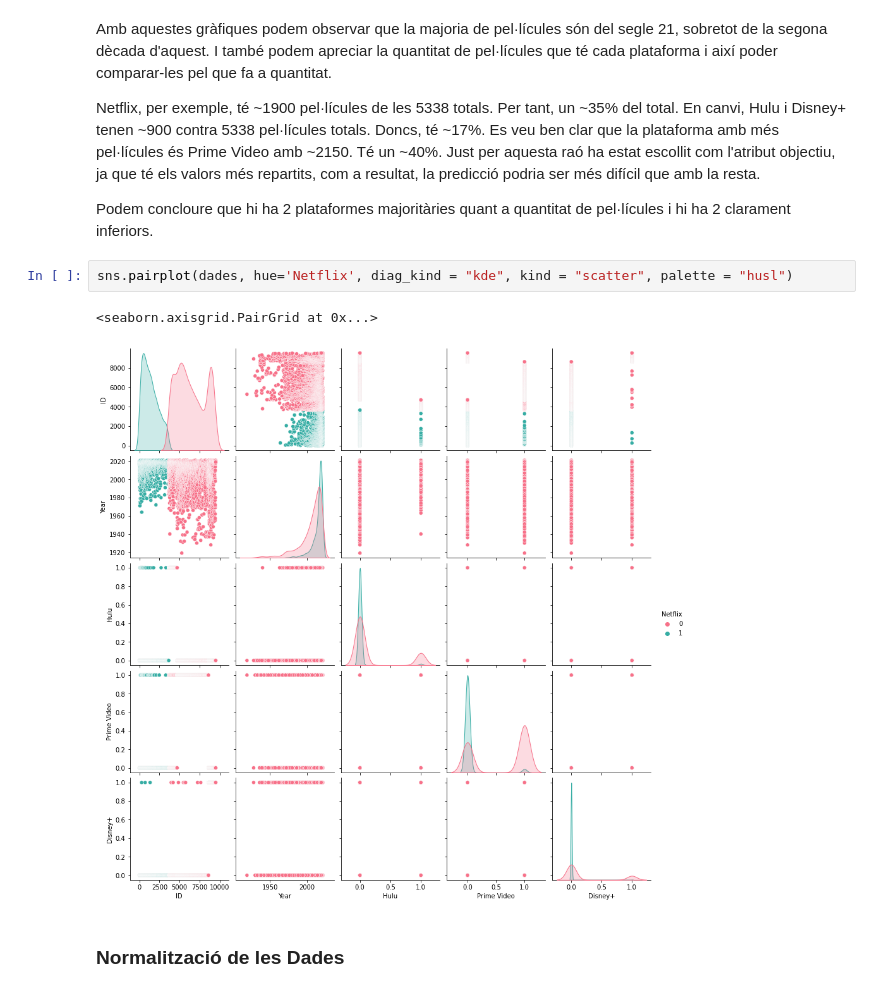
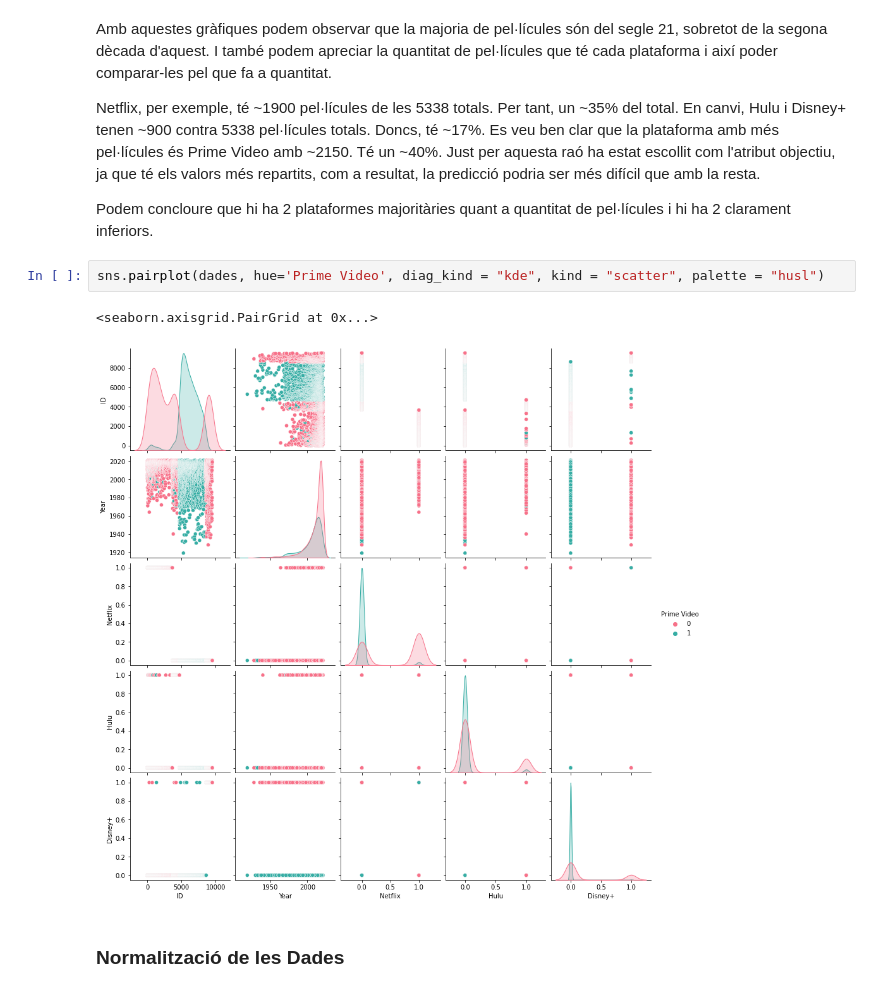
Before and after one commit to danielalcover1/APC-Cas-Kaggle, a Jupyter notebook: notebooks/CasKaggleMovies.ipynb, the cells around one changed output. Cells and saved outputs as stored; diff of their text form.

Commit message:
addició figures i mínim canvi notebook

```diff
--- a/notebooks/CasKaggleMovies.ipynb
+++ b/notebooks/CasKaggleMovies.ipynb
@@ -156,10 +156,10 @@ Es veu ben clar que la plataforma amb més pel·lícules és Prime Video amb ~21
 
 Podem concloure que hi ha 2 plataformes majoritàries quant a quantitat de pel·lícules i hi ha 2 clarament inferiors.
 # %%
-sns.pairplot(dades, hue='Netflix', diag_kind = "kde", kind = "scatter", palette = "husl")
+sns.pairplot(dades, hue='Prime Video', diag_kind = "kde", kind = "scatter", palette = "husl")
 # %% [output]
 <seaborn.axisgrid.PairGrid at 0x...>
-[figure, old version]
+[figure, new version]
 # %% [markdown]
 ### Normalització de les Dades
 # %% [markdown]
```
Also changed, not shown: parts of 2 cells of this notebook, 6 other files.
